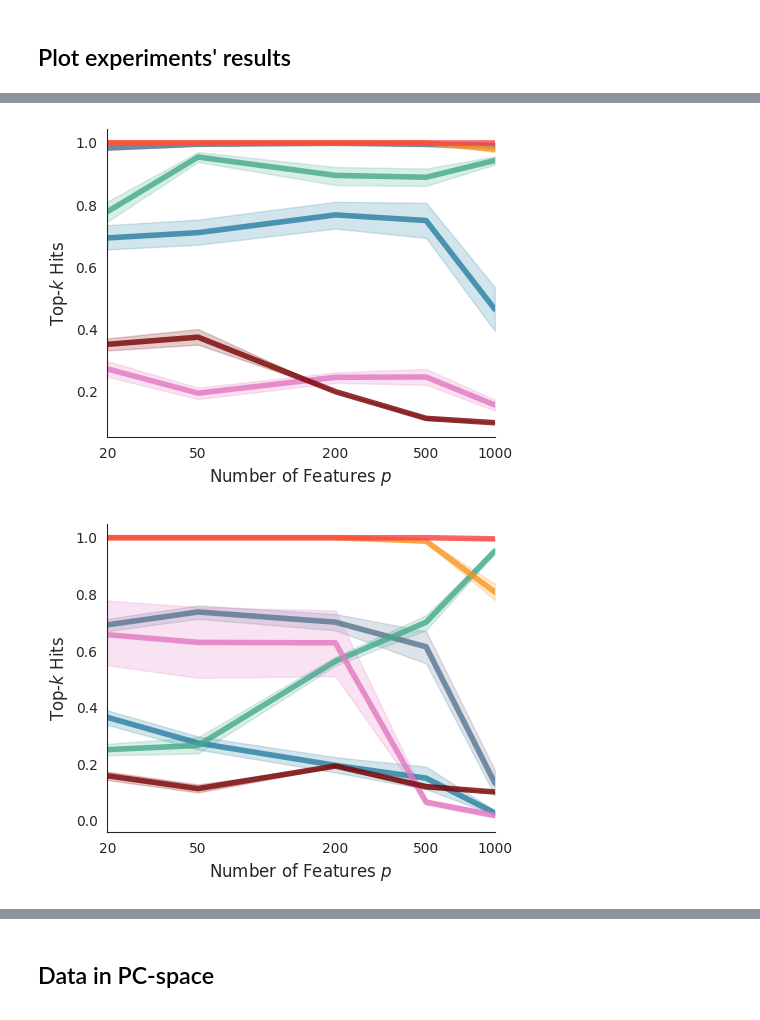
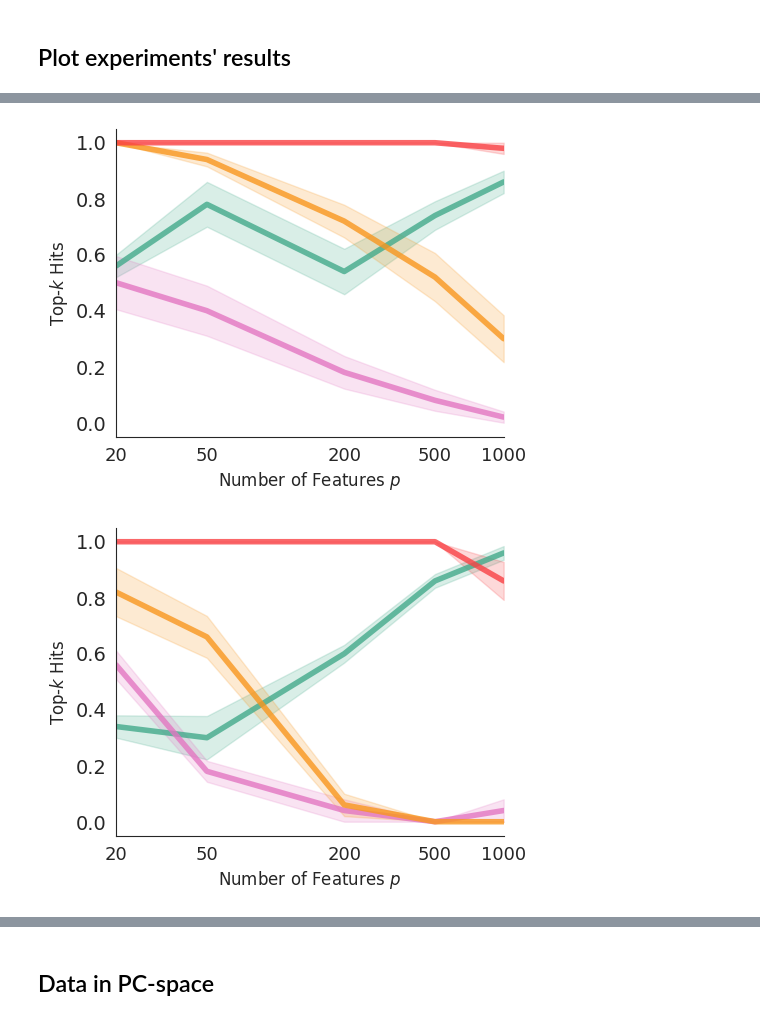
Before and after one commit to DataSlingers/ClusterLOCO, a Jupyter notebook: paper_figures/Figure2.ipynb, the cells around one changed output, grey strips where cells are left out. Cells and saved outputs as stored; diff of their text form; code cells hidden in the pictures.

```diff
--- a/paper_figures/Figure2.ipynb
+++ b/paper_figures/Figure2.ipynb
@@ -144,27 +78,3 @@ def parse_simulation_name(out_dir):
-# %%
-base_colors = {
-    "pbfi": "#277da1",
-    "lrp": "#577590",
-    "impacc": "#43aa8b",
-    "split_cloc": "#f9c74f",
-    "cloc": "#f8961e",
-    "rampart": "#f94144",
-    "perm": "#e377c2",
-    "cshap": "#780000",
-}
-
-# dprettier labels
-label_map = {
-    "split_cloc": "Split-Cluster LOCO",
-    "cloc": "Cluster LOCOMP",
-    "rampart": "RAMPART \nCluster LOCO",
-    "pbfi": "PBFI",
-    "lrp": "LRP",
-    "impacc": "IMPACC",
-    'perm':"Permutation",
-    'cshap':"Fuzzy-KMeans SHAP"
-}
 # %%
-folder = '../scripts/local_run/'
-out_dir_list = [os.path.join(folder, n) for n in names]
+folder = '../scripts/results/'
 # %%
@@ -205,0 +106,3 @@ df_avg = pd.concat(df_list, ignore_index=True)
+# %%
+df_grouped = df_avg[['method','noise_d', 'source','difficulty','time_mean', 'time_se', 'topk_hits_mean','ari_mean']]
+df_grouped.head()
@@ -205,0 +116,3 @@ df_avg = pd.concat(df_list, ignore_index=True)
+# %%
+method_ag = ['split_cloc', 'cloc', 'rampart', 'perm','impacc']
+method_km = ['pbfi', 'cshap','lrp']
@@ -424,9 +373,9 @@ fig, ax = get_lineplot_parentheses_labels(df_avg, 'gaussian', 'medium', title=''
 # %%
-fig, ax = get_lineplot_parentheses_labels(df_avg, 'moons', 'easy', figsize=(5, 4), base_clusterer ='Spectral', save_file='../figures/fig2_MC_easier.pdf') # title='Moons and Circles (easier)')
+fig, ax = get_lineplot_parentheses_labels(df_avg[df_avg.method.isin(method_ag)], 'moon-donut', 'easy', figsize=(5, 4), base_clusterer ='Spectral', save_file='../figures/fig2_MC_easier.pdf') # title='Moons and Circles (easier)')
 # %% [output]
-[figure, old version]
+[figure, new version]
 # %%
-fig, ax = get_lineplot_parentheses_labels(df_avg, 'moons', 'medium',  figsize=(5, 4),base_clusterer ='Spectral',   save_file='../figures/fig2_MC_harder.pdf')#  title='Moons and Circles (harder)',
+fig, ax = get_lineplot_parentheses_labels(df_avg[df_avg.method.isin(method_ag)], 'moon-donut', 'hard',  figsize=(5, 4),base_clusterer ='Spectral', save_file='../figures/fig2_MC_harder.pdf')#  title='Moons and Circles (harder)',
 # %% [output]
-[figure, old version]
+[figure, new version]
 # %%
```
Also changed, not shown: parts of 25 cells of this notebook.
